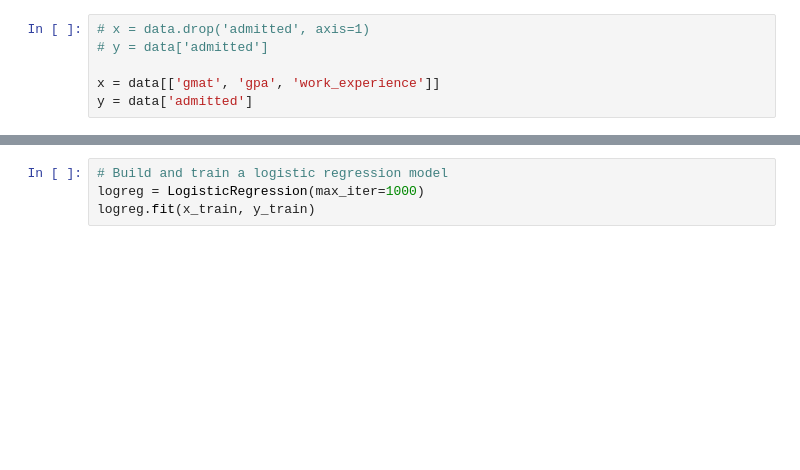
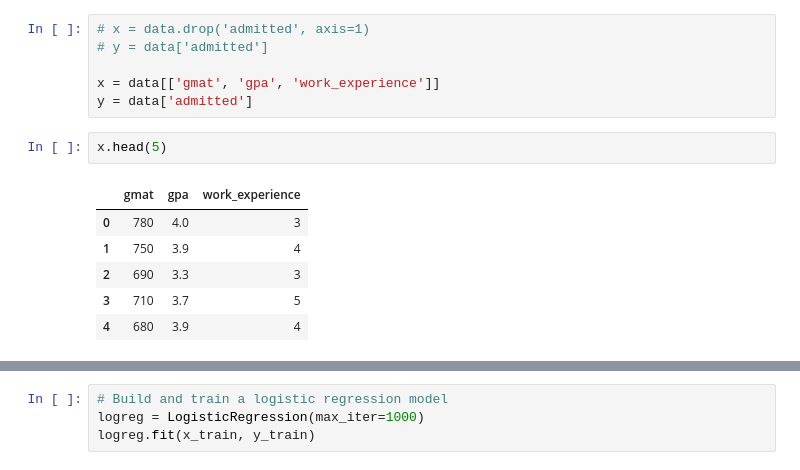
Before and after one commit to geoffreykemboi/Phase-4---Machine-Learning-II, a Jupyter notebook: Phase_4_classes/knn_class_01/Knn.ipynb, the cells around one changed output, grey strips where cells are left out. Cells and saved outputs as stored; diff of their text form; blank space fills up the shorter version.

```diff
--- a/Phase_4_classes/knn_class_01/Knn.ipynb
+++ b/Phase_4_classes/knn_class_01/Knn.ipynb
@@ -64,3 +83,12 @@ data.head(10)
 
 x = data[['gmat', 'gpa', 'work_experience']]
 y = data['admitted']
+# %%
+x.head(5)
+# %% [output]
+|  | gmat | gpa | work_experience |
+| 0 | 780 | 4.0 | 3 |
+| 1 | 750 | 3.9 | 4 |
+| 2 | 690 | 3.3 | 3 |
+| 3 | 710 | 3.7 | 5 |
+| 4 | 680 | 3.9 | 4 |
```
Also changed, not shown: parts of 6 cells of this notebook.
